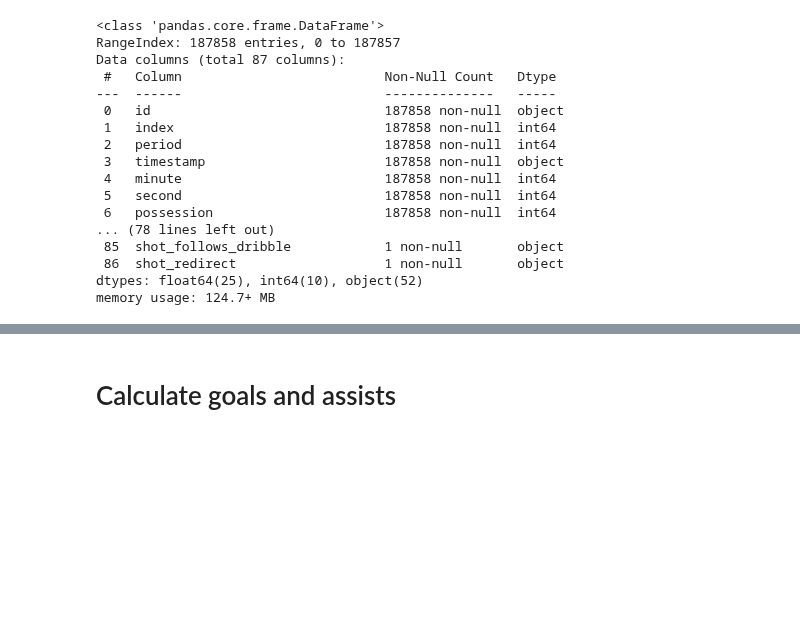
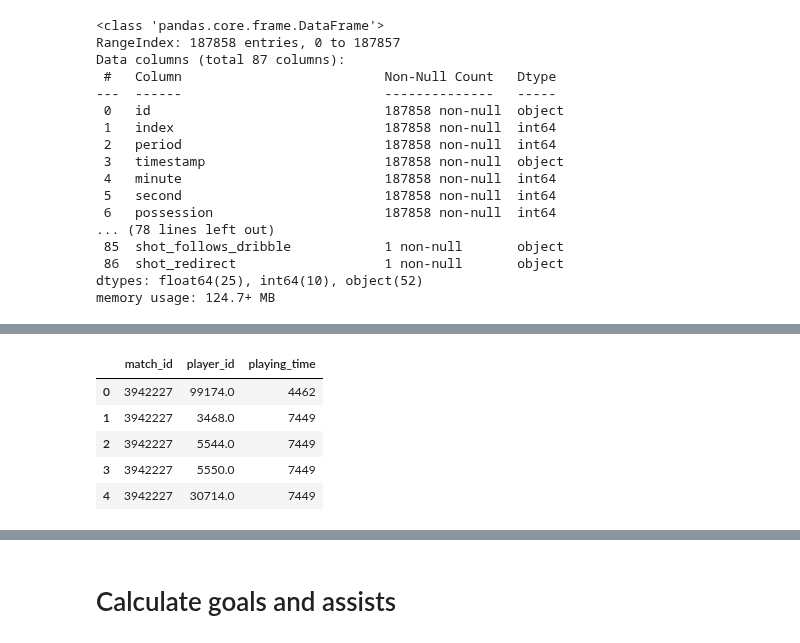
Before and after one commit to MarijnSt/soccermatics-project-1, a Jupyter notebook: radar_plot.ipynb, the cells around one changed output, grey strips where cells are left out. Drawn from its saved outputs; the diff is of its cells as text; code cells hidden in the pictures; blank space fills up the shorter version.

```diff
--- a/radar_plot.ipynb
+++ b/radar_plot.ipynb
@@ -96,0 +196,41 @@ memory usage: 124.7+ MB
+# %%
+def get_red_card_events(df):
+    """
+    Get the red card events for a given game.
+
+    Parameters
+    ----------
+    df: pd.DataFrame
+        Dataframe with Statsbomb event data for a certain game.
+
+    Returns
+    -------
+    df_cards: pd.DataFrame
+        Dataframe with the red card events for a given game.
+    """
+    red_card_names = ['Red Card', 'Second Yellow']
+
+    # Init mask
+    cards_mask = pd.Series(False, index=df.index)
+
+    # Check each column if it exists and update mask
+    if 'foul_committed_card_name' in df.columns:
+        cards_mask = cards_mask | df['foul_committed_card_name'].isin(red_card_names)
+
+    if 'bad_behaviour_card_name' in df.columns:
+        cards_mask = cards_mask | df['bad_behaviour_card_name'].isin(red_card_names)
+
+    # Add card columns that exist
+    card_columns = ['match_id', 'period', 'minute', 'second', 'type_name', 'team_name', 'player_id']
+    if 'foul_committed_card_name' in df.columns:
+        card_columns.append('foul_committed_card_name')
+    if 'bad_behaviour_card_name' in df.columns:
+        card_columns.append('bad_behaviour_card_name')
+
+    # Get cards
+    df_cards = df[cards_mask][card_columns]
+
+    # Add column for card time
+    df_cards['red_card_time'] = df_cards['minute'] * 60 + df_cards['second']
+
+    return df_cards.reset_index(drop=True)
@@ -96,0 +337,11 @@ memory usage: 124.7+ MB
+# %%
+# Get playing time
+df_playing_time = calculate_playing_time_single_game(test_game)
+df_playing_time.head()
+# %% [output]
+|  | match_id | player_id | playing_time |
+| 0 | 3942227 | 99174.0 | 4462 |
+| 1 | 3942227 | 3468.0 | 7449 |
+| 2 | 3942227 | 5544.0 | 7449 |
+| 3 | 3942227 | 5550.0 | 7449 |
+| 4 | 3942227 | 30714.0 | 7449 |
```
Also changed, not shown: parts of 13 cells of this notebook.
